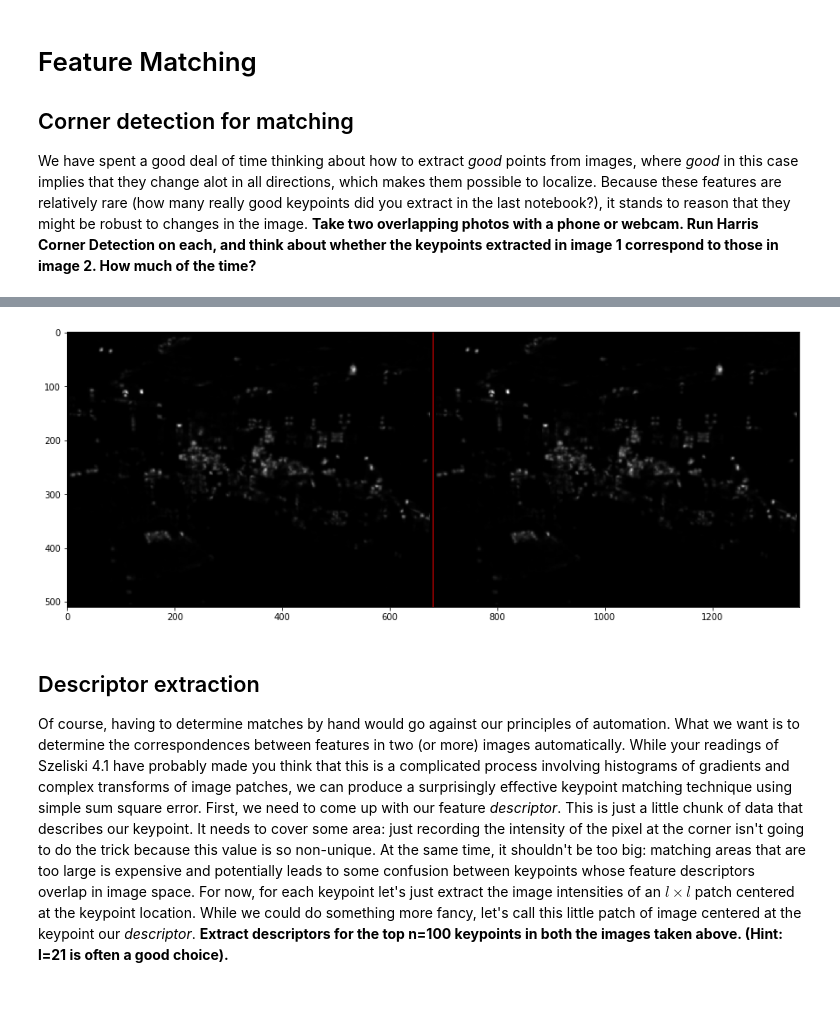
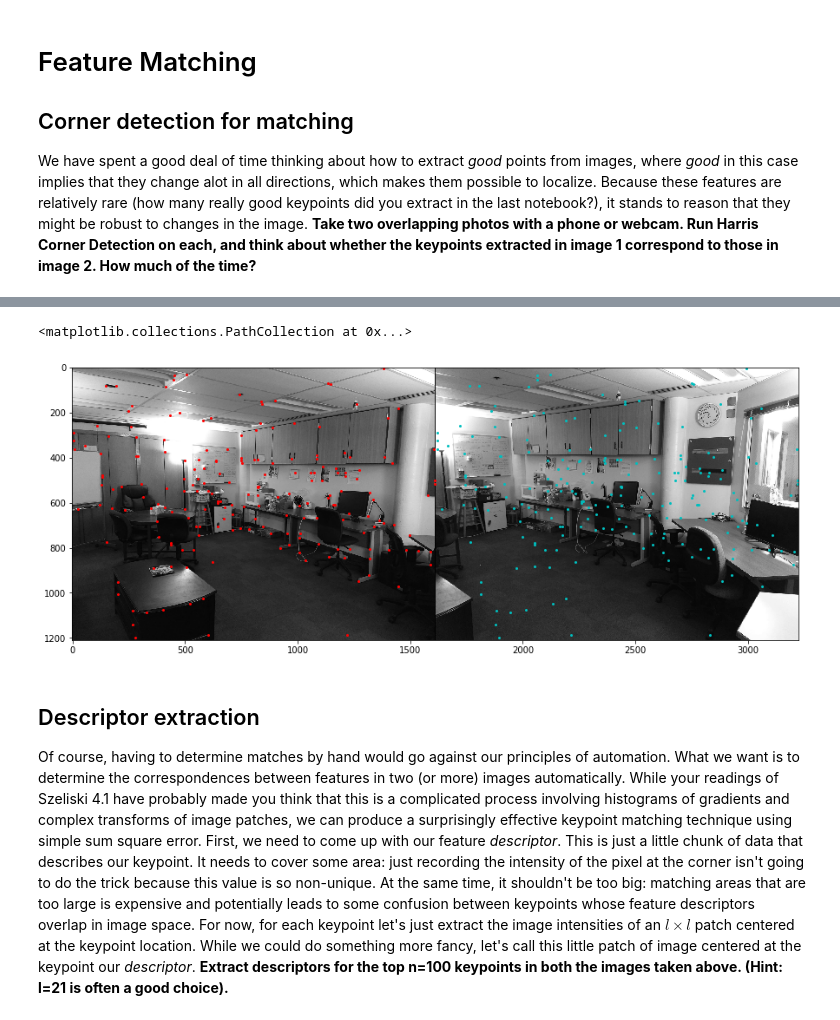
Before and after one commit to fbunt/190211_feature_matching, a Jupyter notebook: keypoint_matching.ipynb, the cells around one changed output, grey strips where cells are left out. Drawn from its saved outputs; the diff is of its cells as text; code cells hidden in the pictures.

```diff
--- a/keypoint_matching.ipynb
+++ b/keypoint_matching.ipynb
@@ -33,9 +33,17 @@ imgshow2(img0, img1)
 # %%
 H0 = harris_response(img0)
 H1 = harris_response(img0)
-imgshow2(H0, H1, div="r")
+# imgshow2(H0, H1, div="r")
-# %% [output]
-[figure, removed]
+# %%
+kpts0 = anms_kdtree(H0, n=200)
+kpts1 = anms_kdtree(H1, n=200)
+s=4
+imgshow2(img0, img1, show=False)
+plt.scatter(kpts0[0], kpts0[1], color="r", s=s)
+plt.scatter(kpts1[0] + width, kpts1[1], color="c", s=s)
+# %% [output]
+<matplotlib.collections.PathCollection at 0x...>
+[figure, added]
 # %% [markdown]
 ## Descriptor extraction
 Of course, having to determine matches by hand would go against our principles of automation.  What we want is to determine the correspondences between features in two (or more) images automatically.  While your readings of Szeliski 4.1 have probably made you think that this is a complicated process involving histograms of gradients and complex transforms of image patches, we can produce a surprisingly effective keypoint matching technique using simple sum square error.  First, we need to come up with our feature *descriptor*.  This is just a little chunk of data that describes our keypoint.  It needs to cover some area: just recording the intensity of the pixel at the corner isn't going to do the trick because this value is so non-unique.  At the same time, it shouldn't be too big: matching areas that are too large is expensive and potentially leads to some confusion between keypoints whose feature descriptors overlap in image space.  For now, for each keypoint let's just extract the image intensities of an $l \times l$ patch centered at the keypoint location.  While we could do something more fancy, let's call this little patch of image centered at the keypoint our *descriptor*.  **Extract descriptors for the top n=100 keypoints in both the images taken above.  (Hint: l=21 is often a good choice).**
```
Also changed, not shown: parts of 3 cells of this notebook.
